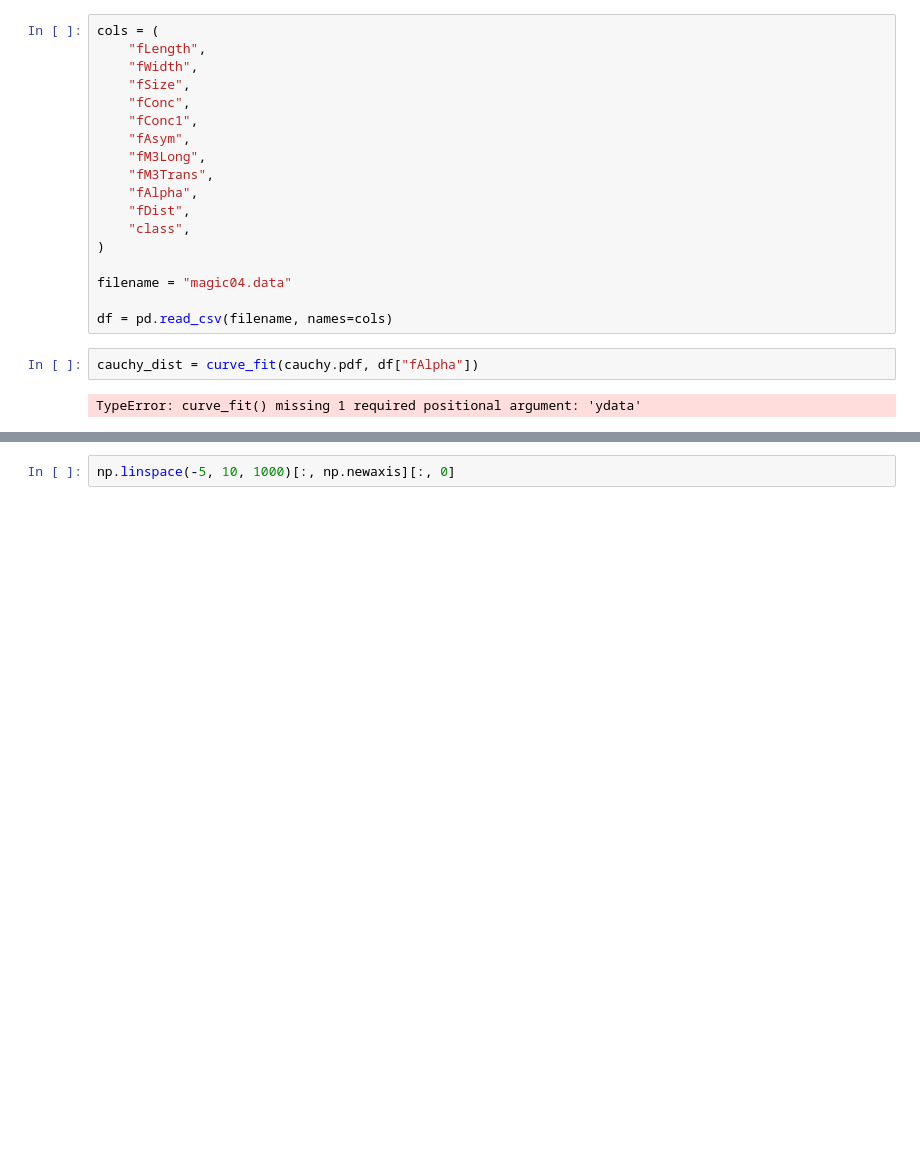
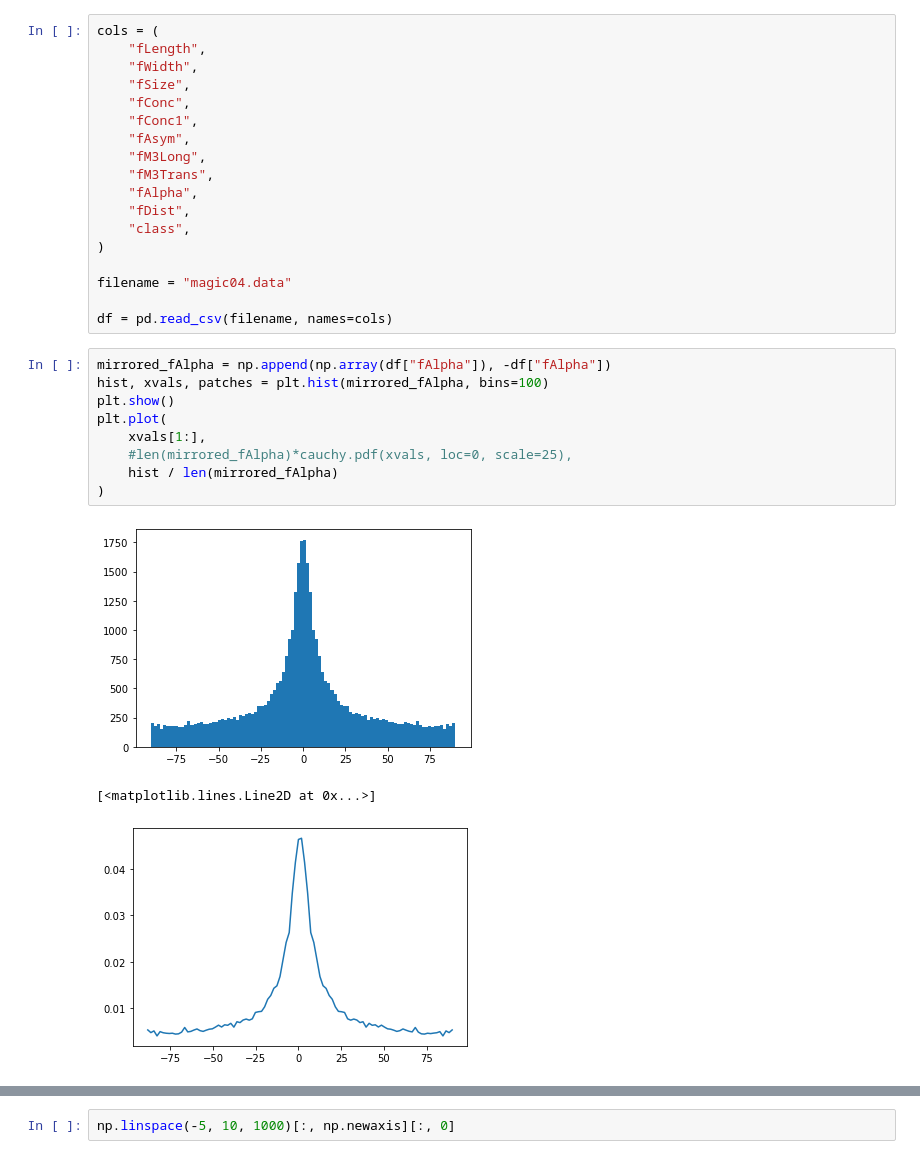
Before and after one commit to byahn2/MagicDatamining, a Jupyter notebook: nb.ipynb, the cells around one changed output, grey strips where cells are left out. Cells and saved outputs as stored; diff of their text form; blank space fills up the shorter version.

Commit message:
kde fit for fAlpha

```diff
--- a/nb.ipynb
+++ b/nb.ipynb
@@ -23,7 +23,16 @@ cols = (
 filename = "magic04.data"
 
 df = pd.read_csv(filename, names=cols)
-# %%
-cauchy_dist = curve_fit(cauchy.pdf, df["fAlpha"])
-# %% [output]
-TypeError: curve_fit() missing 1 required positional argument: 'ydata'
+# %%
+mirrored_fAlpha = np.append(np.array(df["fAlpha"]), -df["fAlpha"])
+hist, xvals, patches = plt.hist(mirrored_fAlpha, bins=100)
+plt.show()
+plt.plot(
+    xvals[1:],
+    #len(mirrored_fAlpha)*cauchy.pdf(xvals, loc=0, scale=25),
+    hist / len(mirrored_fAlpha)
+)
+# %% [output]
+[figure, added]
+[<matplotlib.lines.Line2D at 0x...>]
+[figure, added]
```
Also changed, not shown: parts of 6 cells of this notebook.
